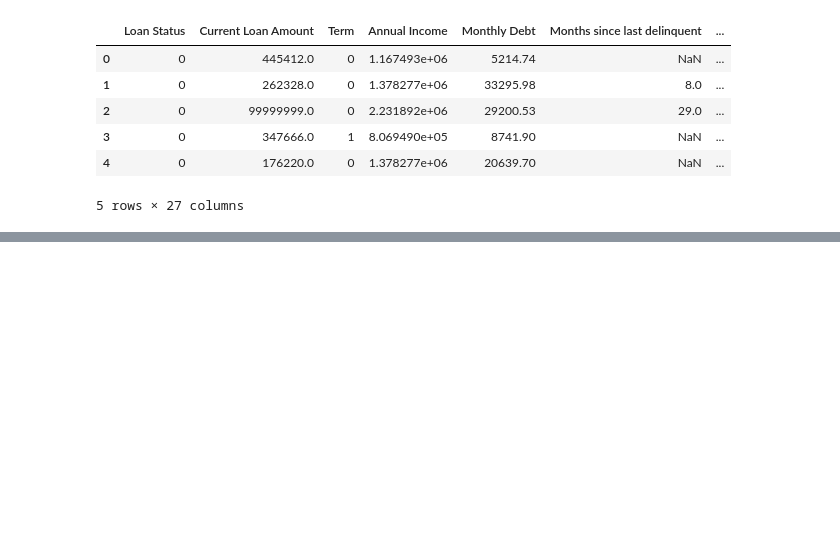
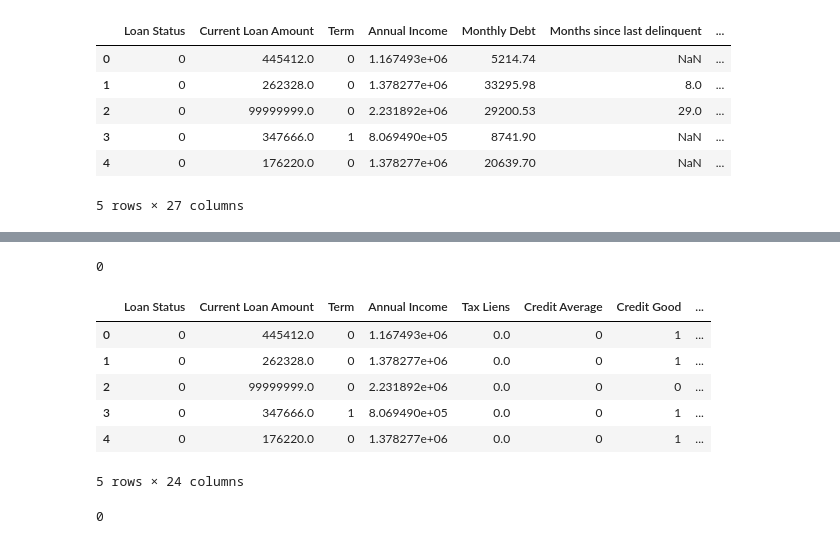
Before and after one commit to shared-repo/ssac-academy, a Jupyter notebook: workspace/code-workspace/ml/h.example.ipynb, the cells around one changed output, grey strips where cells are left out. Saved outputs shown, nothing was run; the diff lists cells and outputs as text; code cells hidden in the pictures; blank space fills up the shorter version.

```diff
--- a/workspace/code-workspace/ml/h.example.ipynb
+++ b/workspace/code-workspace/ml/h.example.ipynb
@@ -544,0 +538,33 @@ Name: Years of Credit History, Length: 506, dtype: int64
+# %%
+# Bankruptcies 컬럼의 missing value 처리
+
+credit_df['Bankruptcies'].value_counts()
+# credit_df['Bankruptcies'].isna().sum()
+bankruptcies_mean = int(credit_df['Bankruptcies'].mean())
+credit_df['Bankruptcies'].fillna(bankruptcies_mean, inplace=True)
+# %%
+# Bankruptcies 컬럼의 missing value 처리 확인
+credit_df['Bankruptcies'].isna().sum()
+# %% [output]
+0
+# %%
+# Bankruptcies 컬럼의 값을 범주형으로 변경
+
+credit_df['Bankruptcies'] = credit_df['Bankruptcies'].map(lambda v: 'No Bankruptcies' if v == 0
+                                                                                      else 'Some Bankruptcies' if v < 3
+                                                                                                               else 'Many Bankruptcies')
+
+credit_df = credit_df.join(pd.get_dummies(credit_df['Bankruptcies'], drop_first=False))
+
+credit_df.drop(['Bankruptcies'], axis=1, inplace=True)
+# %%
+# Bankruptcies 컬럼의 값을 범주형으로 변경 확인
+credit_df.head()
+# %% [output]
+|  | Loan Status | Current Loan Amount | Term | Annual Income | Tax Liens | Credit Average | Credit Good | ... |
+| 0 | 0 | 445412.0 | 0 | 1.167493e+06 | 0.0 | 0 | 1 | ... |
+| 1 | 0 | 262328.0 | 0 | 1.378277e+06 | 0.0 | 0 | 1 | ... |
+| 2 | 0 | 99999999.0 | 0 | 2.231892e+06 | 0.0 | 0 | 0 | ... |
+| 3 | 0 | 347666.0 | 1 | 8.069490e+05 | 0.0 | 0 | 1 | ... |
+| 4 | 0 | 176220.0 | 0 | 1.378277e+06 | 0.0 | 0 | 1 | ... |
+5 rows × 24 columns
@@ -544,0 +578,5 @@ Name: Years of Credit History, Length: 506, dtype: int64
+# %%
+# Tax Liens 컬럼의 missing value 처리 확인
+credit_df['Tax Liens'].isna().sum()
+# %% [output]
+0
```
Also changed, not shown: parts of 9 cells of this notebook, 1 other file.
